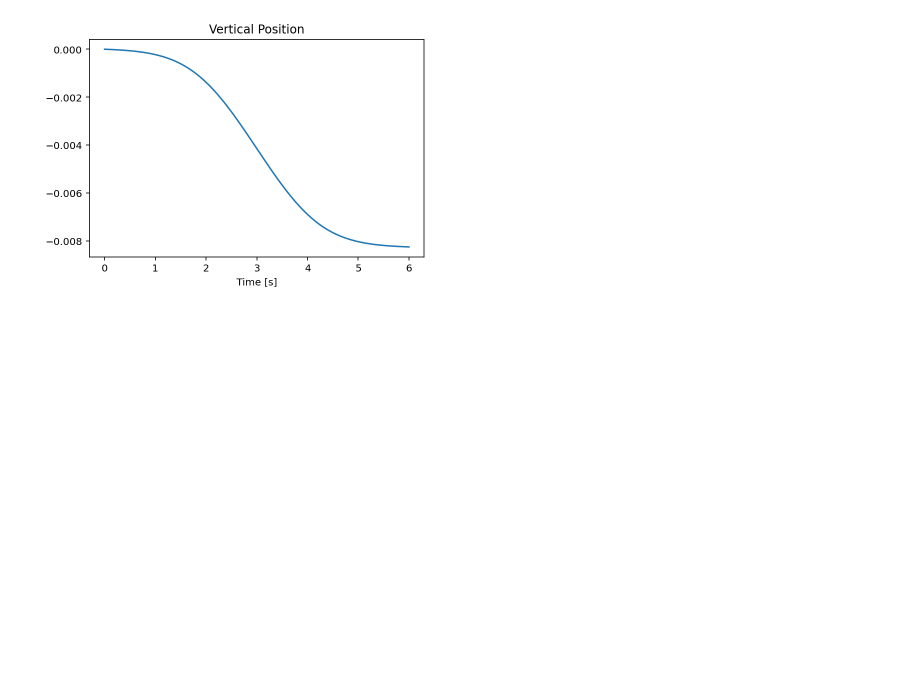
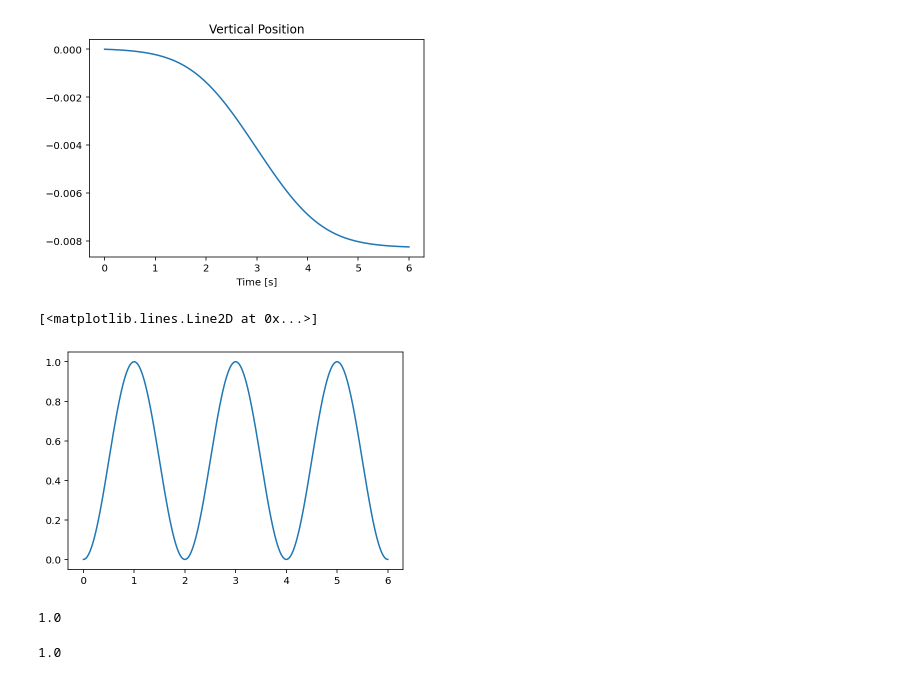
Before and after one commit to eric-heiden/panda-force, a Jupyter notebook: Vertical Cutting Velocity.ipynb, the cells around one changed output. Saved outputs shown, nothing was run; the diff lists cells and outputs as text; code cells hidden in the pictures; blank space fills up the shorter version.

```diff
--- a/Vertical Cutting Velocity.ipynb
+++ b/Vertical Cutting Velocity.ipynb
@@ -29,3 +30,8 @@ plt.plot(xs, ps);
 # %% [output]
 [figure]
 [figure]
+# %%
+plt.plot(xs, np.sin((xs*np.pi-np.pi/2)) * 0.5 + 0.5)
+# %% [output]
+[<matplotlib.lines.Line2D at 0x...>]
+[figure, added]
@@ -31,0 +45,8 @@ plt.plot(xs, ps);
+# %%
+sigmoid_step(1.0)
+# %% [output]
+1.0
+# %%
+sigmoid_step(2.0)
+# %% [output]
+1.0
```
Also changed, not shown: parts of 13 cells of this notebook, 3 other files.
